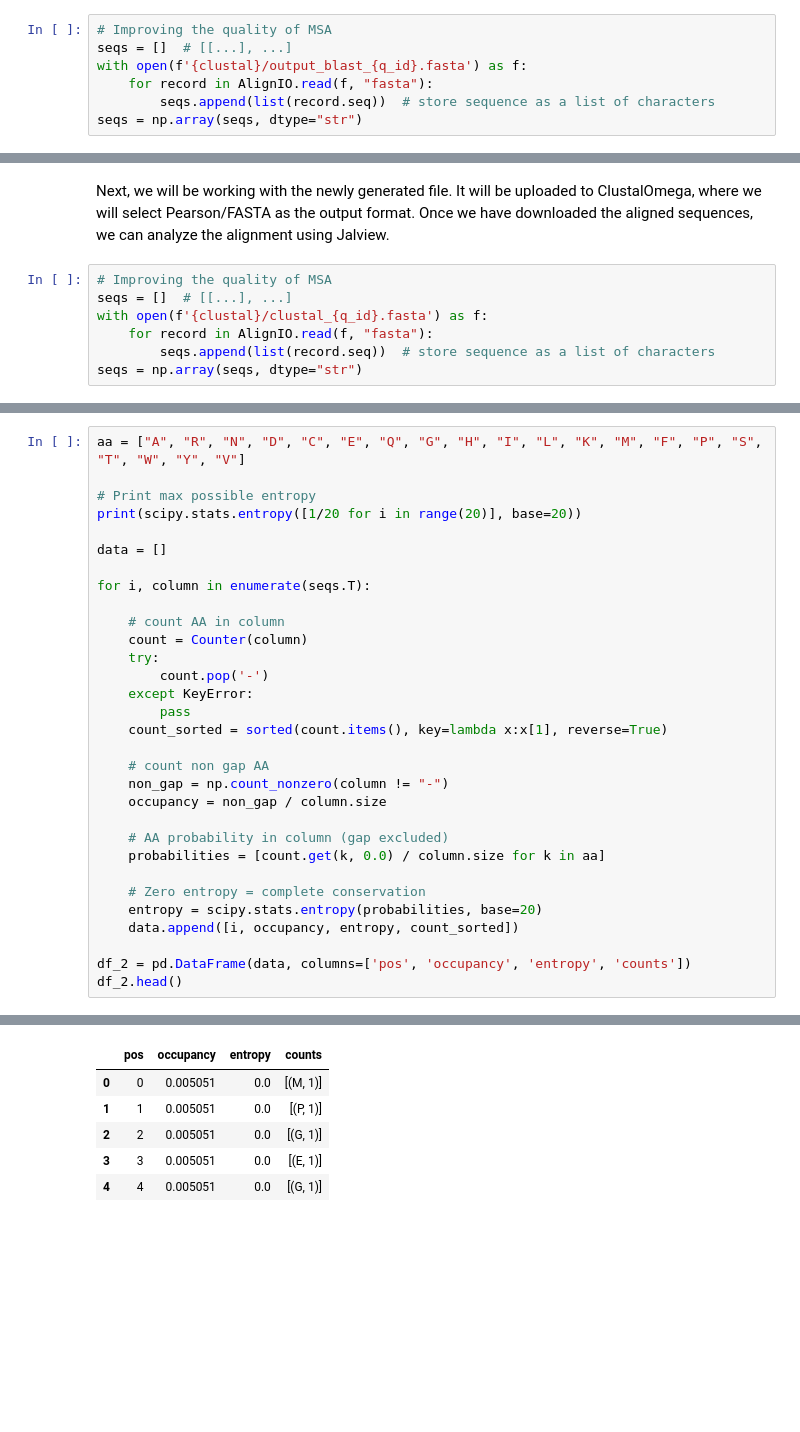
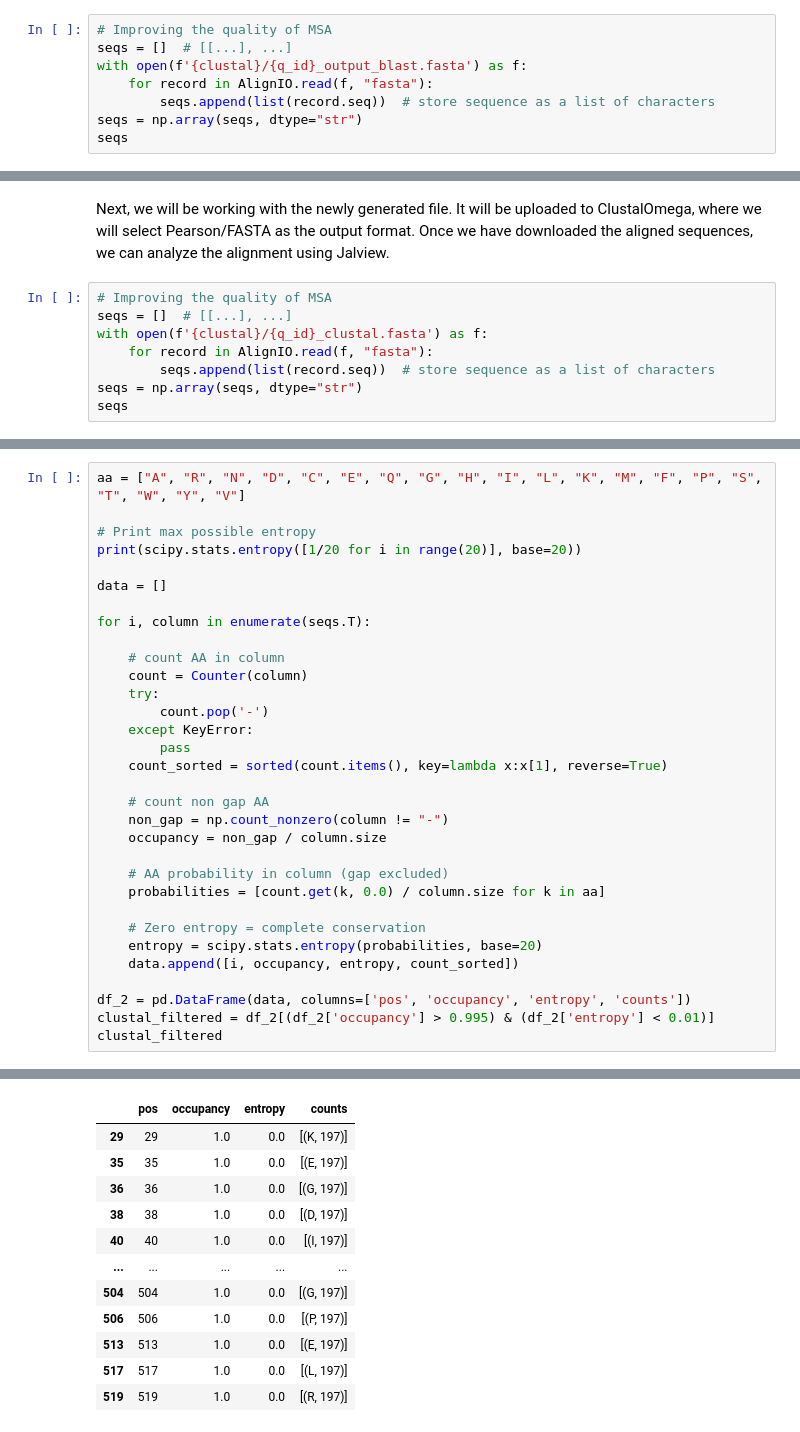
Before and after one commit to AlyaHarvelle/HMMER, a Jupyter notebook: MSA_2704.ipynb, the cells around one changed output, grey strips where cells are left out. Saved outputs shown, nothing was run; the diff lists cells and outputs as text; blank space fills up the shorter version.

```diff
--- a/MSA_2704.ipynb
+++ b/MSA_2704.ipynb
@@ -213,7 +213,8 @@ After that we will check the quality of alignment taking into account the occupa
 # %%
 # Improving the quality of MSA
 seqs = []  # [[...], ...]
-with open(f'{clustal}/output_blast_{q_id}.fasta') as f:
+with open(f'{clustal}/{q_id}_output_blast.fasta') as f:
     for record in AlignIO.read(f, "fasta"):
         seqs.append(list(record.seq))  # store sequence as a list of characters
 seqs = np.array(seqs, dtype="str")
+seqs
@@ -295,7 +295,8 @@ Next, we will be working with the newly generated file. It will be uploaded to C
 # %%
 # Improving the quality of MSA
 seqs = []  # [[...], ...]
-with open(f'{clustal}/clustal_{q_id}.fasta') as f:
+with open(f'{clustal}/{q_id}_clustal.fasta') as f:
     for record in AlignIO.read(f, "fasta"):
         seqs.append(list(record.seq))  # store sequence as a list of characters
 seqs = np.array(seqs, dtype="str")
+seqs
@@ -305,36 +314,43 @@ aa = ["A", "R", "N", "D", "C", "E", "Q", "G", "H", "I", "L", "K", "M", "F", "P",
 # Print max possible entropy
 print(scipy.stats.entropy([1/20 for i in range(20)], base=20))
 
 data = []
 
 for i, column in enumerate(seqs.T):
 
     # count AA in column
     count = Counter(column)
     try:
         count.pop('-')
     except KeyError:
         pass
     count_sorted = sorted(count.items(), key=lambda x:x[1], reverse=True)
 
     # count non gap AA
     non_gap = np.count_nonzero(column != "-")
     occupancy = non_gap / column.size
 
     # AA probability in column (gap excluded)
     probabilities = [count.get(k, 0.0) / column.size for k in aa]
 
     # Zero entropy = complete conservation
     entropy = scipy.stats.entropy(probabilities, base=20)
     data.append([i, occupancy, entropy, count_sorted])
 
 df_2 = pd.DataFrame(data, columns=['pos', 'occupancy', 'entropy', 'counts'])
-df_2.head()
+clustal_filtered = df_2[(df_2['occupancy'] > 0.995) & (df_2['entropy'] < 0.01)]
+clustal_filtered
 # %% [output]
 0.9999999999999999
 |  | pos | occupancy | entropy | counts |
-| 0 | 0 | 0.005051 | 0.0 | [(M, 1)] |
-| 1 | 1 | 0.005051 | 0.0 | [(P, 1)] |
-| 2 | 2 | 0.005051 | 0.0 | [(G, 1)] |
-| 3 | 3 | 0.005051 | 0.0 | [(E, 1)] |
-| 4 | 4 | 0.005051 | 0.0 | [(G, 1)] |
+| 29 | 29 | 1.0 | 0.0 | [(K, 197)] |
+| 35 | 35 | 1.0 | 0.0 | [(E, 197)] |
+| 36 | 36 | 1.0 | 0.0 | [(G, 197)] |
+| 38 | 38 | 1.0 | 0.0 | [(D, 197)] |
+| 40 | 40 | 1.0 | 0.0 | [(I, 197)] |
+| ... | ... | ... | ... | ... |
+| 504 | 504 | 1.0 | 0.0 | [(G, 197)] |
+| 506 | 506 | 1.0 | 0.0 | [(P, 197)] |
+| 513 | 513 | 1.0 | 0.0 | [(E, 197)] |
+| 517 | 517 | 1.0 | 0.0 | [(L, 197)] |
+| 519 | 519 | 1.0 | 0.0 | [(R, 197)] |
```
Also changed, not shown: parts of 17 cells of this notebook.
